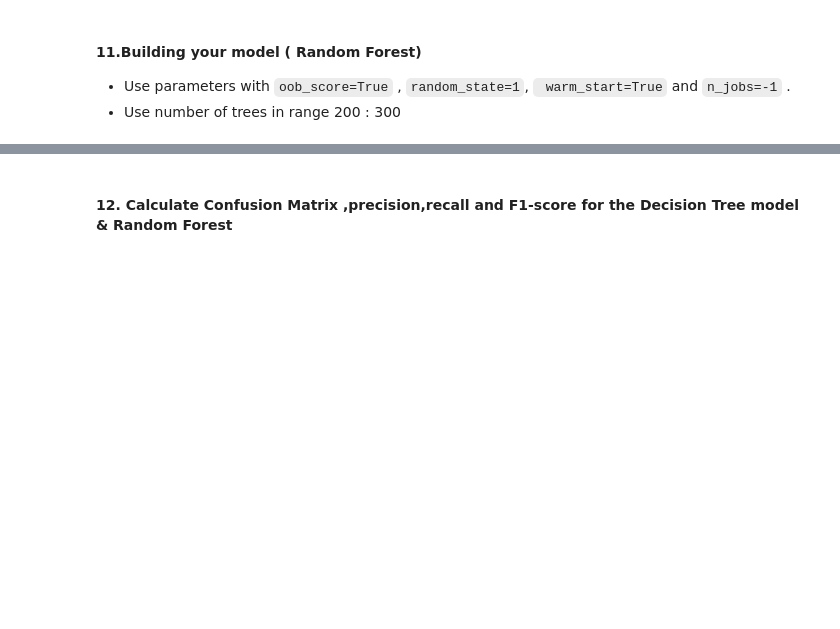
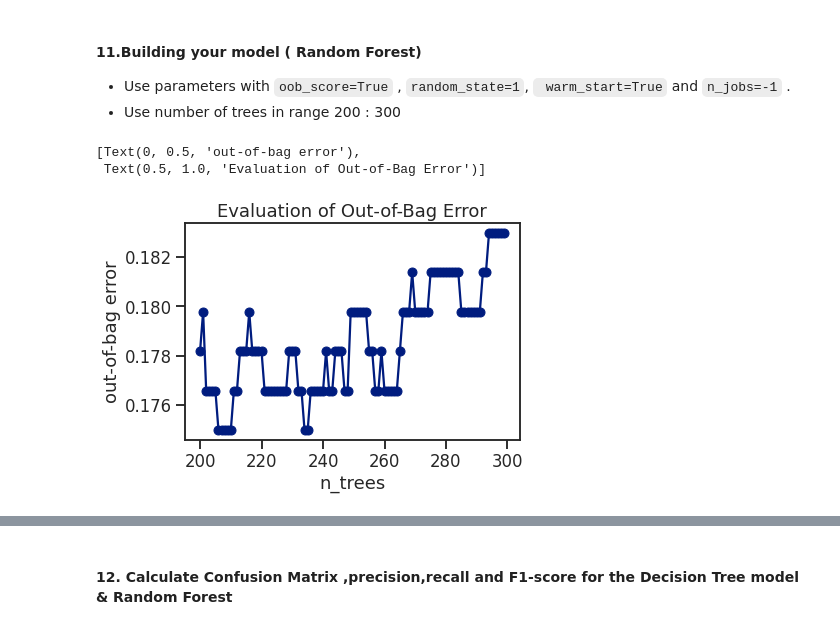
Before and after one commit to mady1258/Decision-Trees, a Jupyter notebook: Exercise/Decision_Trees & SVM Exersice_answer .ipynb, the cells around one changed output, grey strips where cells are left out. Drawn from its saved outputs; the diff is of its cells as text; code cells hidden in the pictures; blank space fills up the shorter version.

```diff
--- a/Exercise/Decision_Trees & SVM Exersice_answer .ipynb
+++ b/Exercise/Decision_Trees & SVM Exersice_answer .ipynb
@@ -168,3 +225,23 @@ ValueError: ignored
 #### 11.Building your model ( Random Forest)
  - Use parameters with  `oob_score=True` , `random_state=1`, ` warm_start=True` and `n_jobs=-1` .
  - Use number of trees in range 200 : 300
+# %%
+RF = RandomForestClassifier(oob_score=True, random_state=1,
+                            warm_start=True, n_jobs=-1)
+# %%
+oob_list = list()
+for n_trees in range(200,300):
+    RF.set_params(n_estimators=n_trees)  # Set number of trees
+    RF.fit(X_train, y_train)
+    oob_error = 1 - RF.oob_score_ # Obtain the oob error
+    oob_list.append(pd.Series({'n_trees': n_trees, 'oob': oob_error}))
+
+rf_oob_df = pd.concat(oob_list, axis=1).T.set_index('n_trees')
+
+ax = rf_oob_df.plot(legend=False, marker='o')
+ax.set(ylabel='out-of-bag error',
+      title='Evaluation of Out-of-Bag Error')
+# %% [output]
+[Text(0, 0.5, 'out-of-bag error'),
+ Text(0.5, 1.0, 'Evaluation of Out-of-Bag Error')]
+[figure, added]
```
Also changed, not shown: parts of 14 cells of this notebook.
